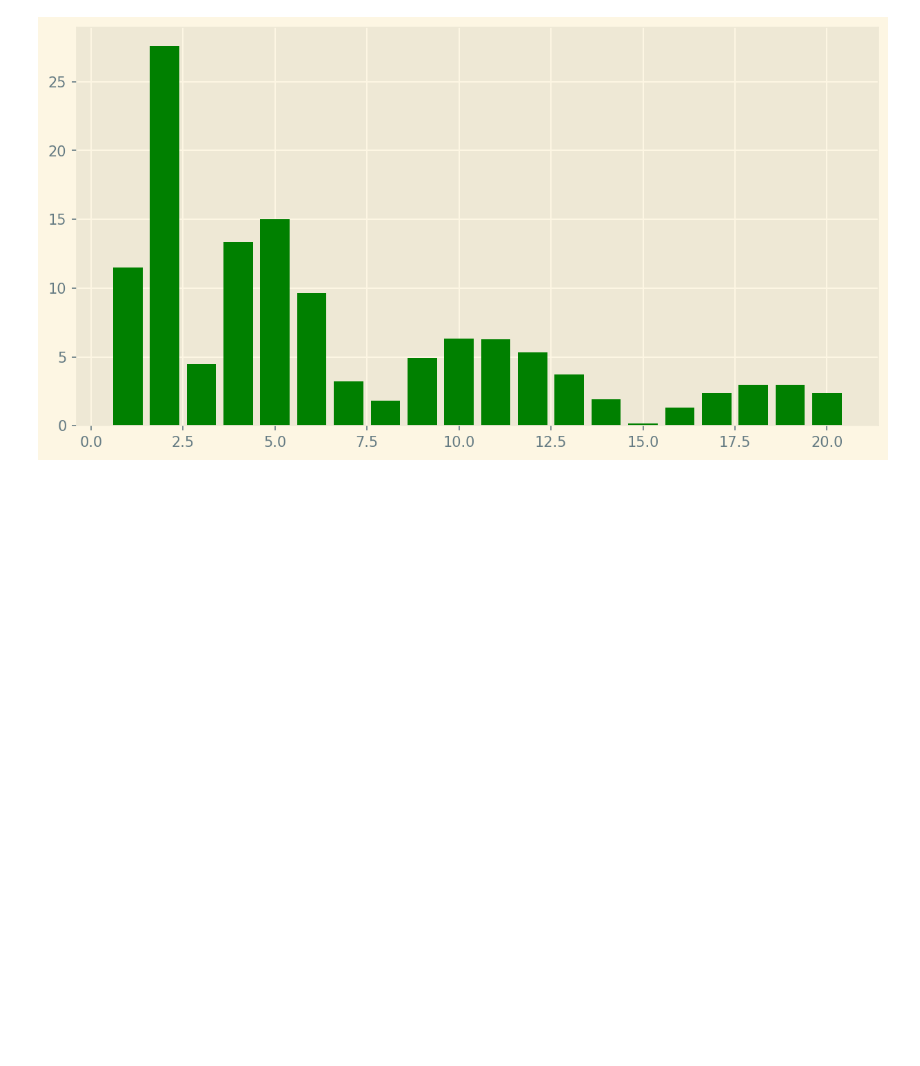
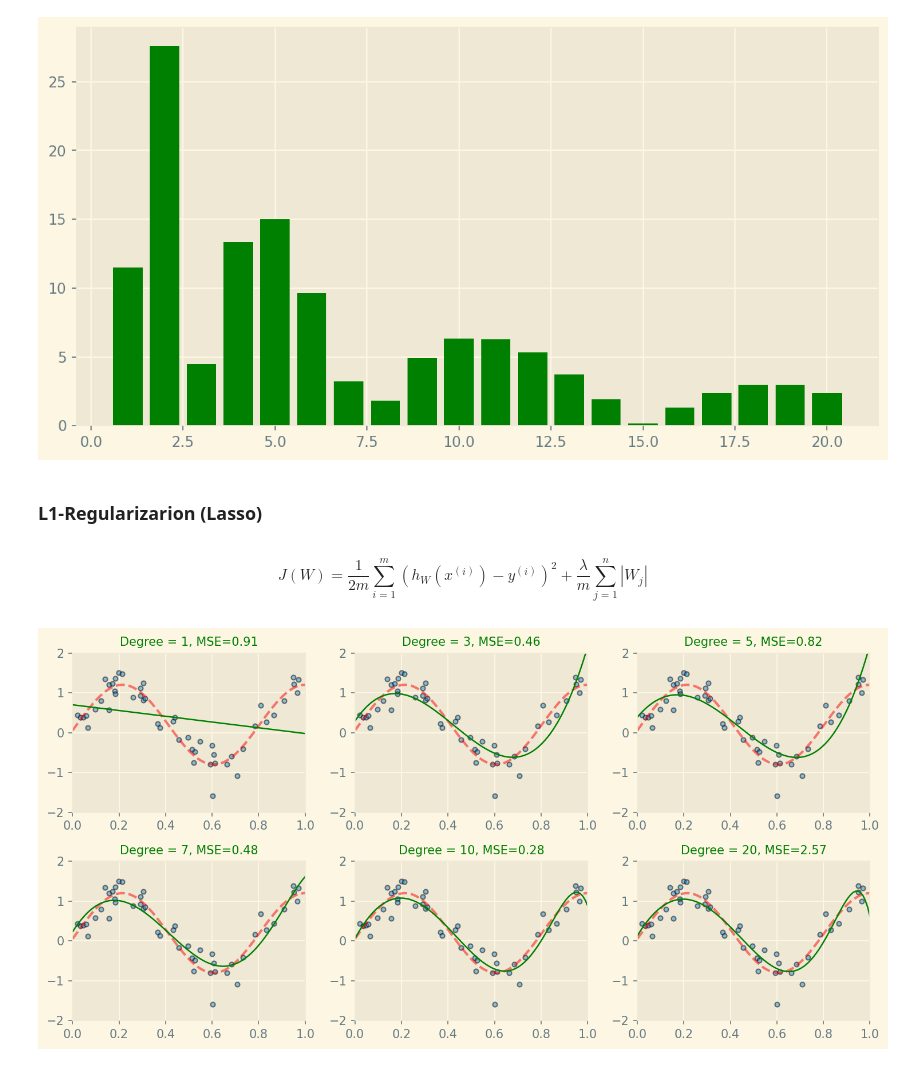
Before and after one commit to codingjustfortest/Logistic-Regression----BiShop-example, a Jupyter notebook: Overfitting-Regularization.ipynb, the cells around one changed output. Cells and saved outputs as stored; diff of their text form; code cells hidden in the pictures; blank space fills up the shorter version.

Commit message:
Commit Lasso regularization

```diff
--- a/Overfitting-Regularization.ipynb
+++ b/Overfitting-Regularization.ipynb
@@ -192,3 +192,40 @@ plt.show()
 plot_coef(model.steps[1][1].coef_)
 # %% [output]
 [figure]
+# %% [markdown]
+### L1-Regularizarion (Lasso)
+# %% [markdown]
+$$J(W) = \frac{1}{2m} \sum_{i=1}^{m} (h_W(x^{(i)}) - y^{(i)})^2 + \frac{\lambda}{m} \sum_{j=1}^{n} |W_j|$$
+# %%
+def fit_poly_L1_reg(degree=1, lmbda=1.0):
+
+    # add polynomial features up to degree
+    polynomial_features = PolynomialFeatures(degree=degree)
+    L1_regression = Lasso(alpha=lmbda)
+    model = Pipeline([("poly", polynomial_features), ("L1_reg", L1_regression)])
+
+    # create and fit the model
+    model.fit(x[:, None], y)
+    return model
+# %%
+lmbda = 1e-4
+plt.figure()
+
+for d in degrees:
+    model = fit_poly_L1_reg(degree=d, lmbda=lmbda)
+    scores = cross_val_score(model, x[:, None], y, scoring="neg_mean_squared_error", cv=10)
+
+    # plot data and model
+    plt.subplot(2, 3, degrees.index(d) + 1)
+    plt.tight_layout()
+    x_test = np.linspace(0, 1, 100)
+    plt.plot(x_test, f(x_test), 'r--', label="Target", alpha=0.5)
+    plt.scatter(x, y, s=15, edgecolor='k', alpha=0.5, label="Samples")
+    plt.plot(x_test, model.predict(x_test[:, None]), 'g', lw=1.2, label="Predicted")
+    plt.xlim((0, 1))
+    plt.ylim((-2, 2))
+    plt.title("Degree = {}, MSE={:.2f}".format(d, -scores.mean()), fontsize=10, color="green")
+warnings.filterwarnings(action="ignore")
+plt.show();
+# %% [output]
+[figure, added]
```
